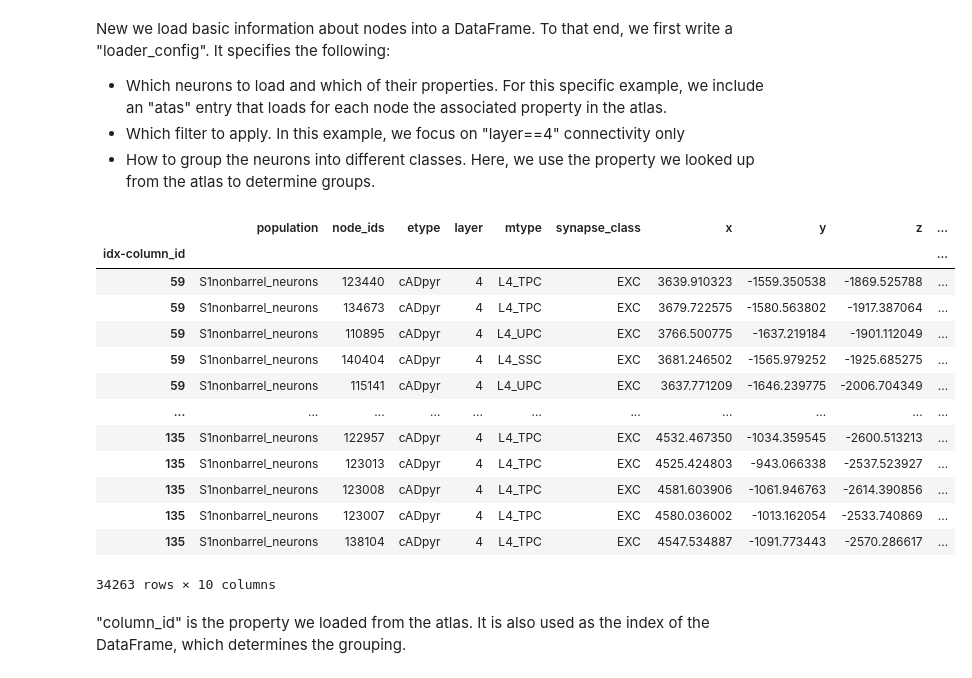
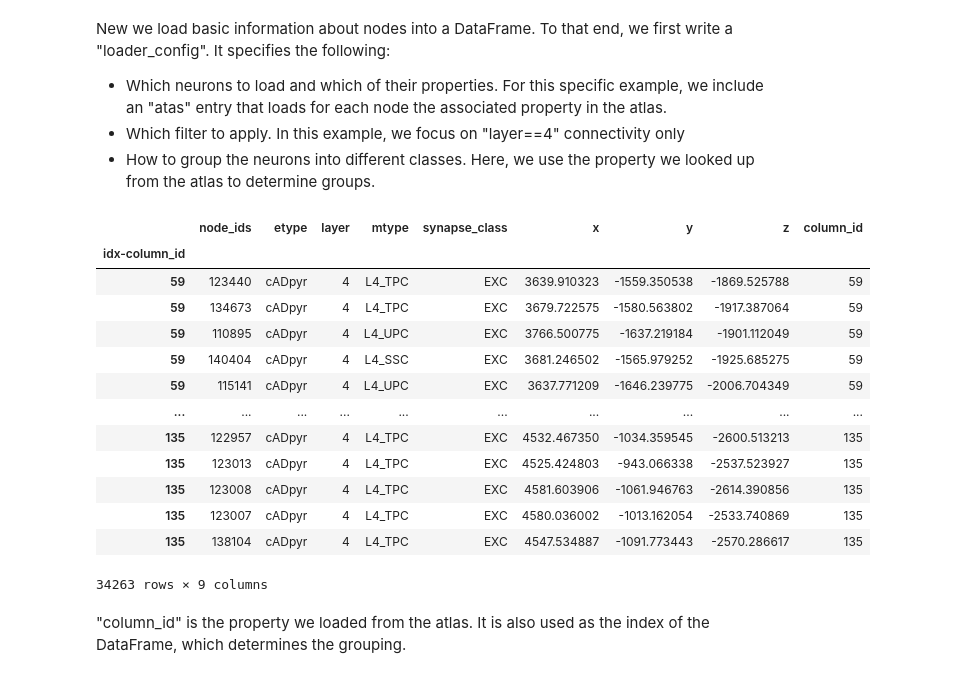
Before and after one commit to BlueBrain/ConnectomeUtilities, a Jupyter notebook: examples/Example 4 - Loading atlas data.ipynb, the cells around one changed output. Cells and saved outputs as stored; diff of their text form; code cells hidden in the pictures.

Commit message:
Updated examples for proper multipop usage

```diff
--- a/examples/Example 4 - Loading atlas data.ipynb
+++ b/examples/Example 4 - Loading atlas data.ipynb
@@ -12,7 +12,7 @@ import pandas
 import numpy
 import bluepysnap as snap
 
-circ_fn = "./data/circuit_config.json"
+circ_fn = "./data/circuit_config_multipop.json"
 column_prop_fn = "./data/voxel-based-hex-grid-info-with-conicality.h5"
 
 circ = snap.Circuit(circ_fn)
@@ -28,47 +28,48 @@ from conntility.circuit_models import neuron_groups
 
 loader_config = {
     "loading": {
         "base_target": "Mosaic",
+        "node_population": "S1nonbarrel_neurons",
         "properties": ["x", "y", "z", "etype", "mtype", "layer", "synapse_class"],
         "atlas": [
             {"data": "./data/column_identities.nrrd",
              "properties": ["column_id"]}
         ]
     },
     "filtering":[
         {
             "column": "layer",
             "value": 4
         }
     ],
     "grouping": [
         {
             "method": "group_by_properties",
             "columns": ["column_id"]
         }
     ]
 }
 
 
 base_grp = neuron_groups.load_group_filter(circ, loader_config)
 
 display(base_grp)
 # NOTE: column_id 0 indicates a node is NOT MEMBER OF ANY COLUMN!
 # %% [output]
-|  | population | node_ids | etype | layer | mtype | synapse_class | x | y | z | ... |
-| idx-column_id |  |  |  |  |  |  |  |  |  | ... |
-| 59 | S1nonbarrel_neurons | 123440 | cADpyr | 4 | L4_TPC | EXC | 3639.910323 | -1559.350538 | -1869.525788 | ... |
-| 59 | S1nonbarrel_neurons | 134673 | cADpyr | 4 | L4_TPC | EXC | 3679.722575 | -1580.563802 | -1917.387064 | ... |
-| 59 | S1nonbarrel_neurons | 110895 | cADpyr | 4 | L4_UPC | EXC | 3766.500775 | -1637.219184 | -1901.112049 | ... |
-| 59 | S1nonbarrel_neurons | 140404 | cADpyr | 4 | L4_SSC | EXC | 3681.246502 | -1565.979252 | -1925.685275 | ... |
-| 59 | S1nonbarrel_neurons | 115141 | cADpyr | 4 | L4_UPC | EXC | 3637.771209 | -1646.239775 | -2006.704349 | ... |
-| ... | ... | ... | ... | ... | ... | ... | ... | ... | ... | ... |
-| 135 | S1nonbarrel_neurons | 122957 | cADpyr | 4 | L4_TPC | EXC | 4532.467350 | -1034.359545 | -2600.513213 | ... |
-| 135 | S1nonbarrel_neurons | 123013 | cADpyr | 4 | L4_TPC | EXC | 4525.424803 | -943.066338 | -2537.523927 | ... |
-| 135 | S1nonbarrel_neurons | 123008 | cADpyr | 4 | L4_TPC | EXC | 4581.603906 | -1061.946763 | -2614.390856 | ... |
-| 135 | S1nonbarrel_neurons | 123007 | cADpyr | 4 | L4_TPC | EXC | 4580.036002 | -1013.162054 | -2533.740869 | ... |
-| 135 | S1nonbarrel_neurons | 138104 | cADpyr | 4 | L4_TPC | EXC | 4547.534887 | -1091.773443 | -2570.286617 | ... |
+|  | node_ids | etype | layer | mtype | synapse_class | x | y | z | column_id |
+| idx-column_id |  |  |  |  |  |  |  |  |  |
+| 59 | 123440 | cADpyr | 4 | L4_TPC | EXC | 3639.910323 | -1559.350538 | -1869.525788 | 59 |
+| 59 | 134673 | cADpyr | 4 | L4_TPC | EXC | 3679.722575 | -1580.563802 | -1917.387064 | 59 |
+| 59 | 110895 | cADpyr | 4 | L4_UPC | EXC | 3766.500775 | -1637.219184 | -1901.112049 | 59 |
+| 59 | 140404 | cADpyr | 4 | L4_SSC | EXC | 3681.246502 | -1565.979252 | -1925.685275 | 59 |
+| 59 | 115141 | cADpyr | 4 | L4_UPC | EXC | 3637.771209 | -1646.239775 | -2006.704349 | 59 |
+| ... | ... | ... | ... | ... | ... | ... | ... | ... | ... |
+| 135 | 122957 | cADpyr | 4 | L4_TPC | EXC | 4532.467350 | -1034.359545 | -2600.513213 | 135 |
+| 135 | 123013 | cADpyr | 4 | L4_TPC | EXC | 4525.424803 | -943.066338 | -2537.523927 | 135 |
+| 135 | 123008 | cADpyr | 4 | L4_TPC | EXC | 4581.603906 | -1061.946763 | -2614.390856 | 135 |
+| 135 | 123007 | cADpyr | 4 | L4_TPC | EXC | 4580.036002 | -1013.162054 | -2533.740869 | 135 |
+| 135 | 138104 | cADpyr | 4 | L4_TPC | EXC | 4547.534887 | -1091.773443 | -2570.286617 | 135 |
-34263 rows × 10 columns
+34263 rows × 9 columns
 # %% [markdown]
 "column_id" is the property we loaded from the atlas. It is also used as the index of the DataFrame, which determines the grouping.
 # %% [markdown]
```
Also changed, not shown: 5 other files.
